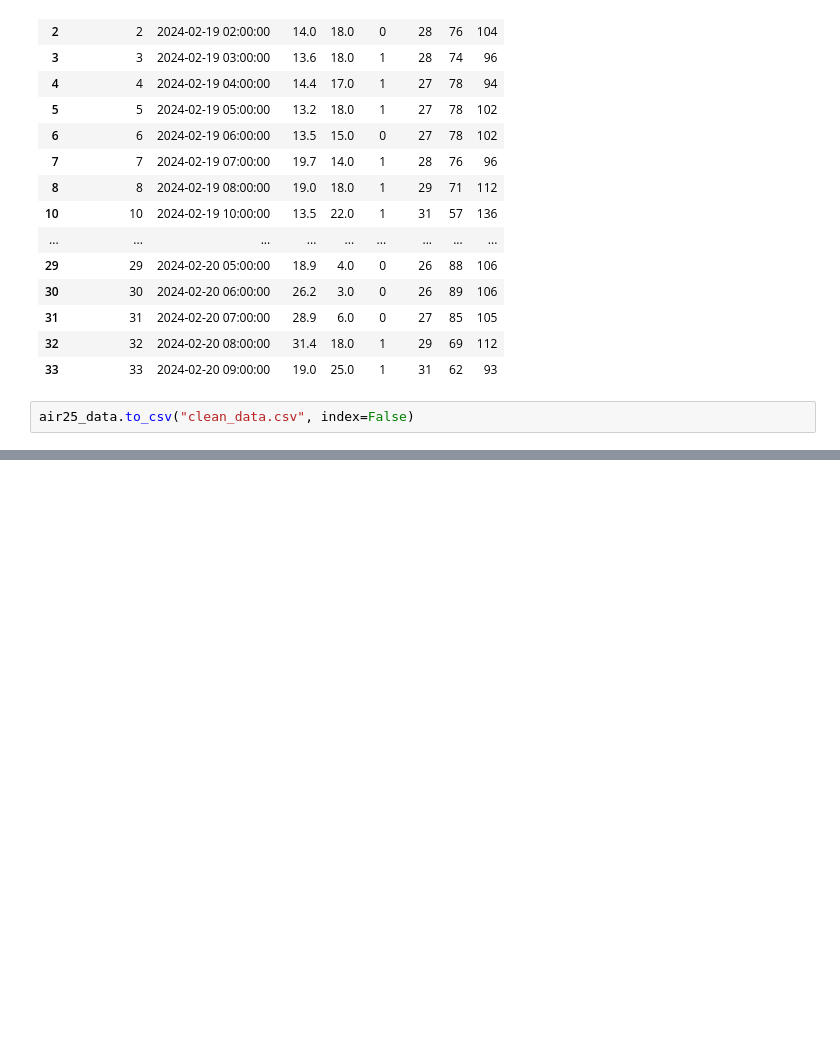
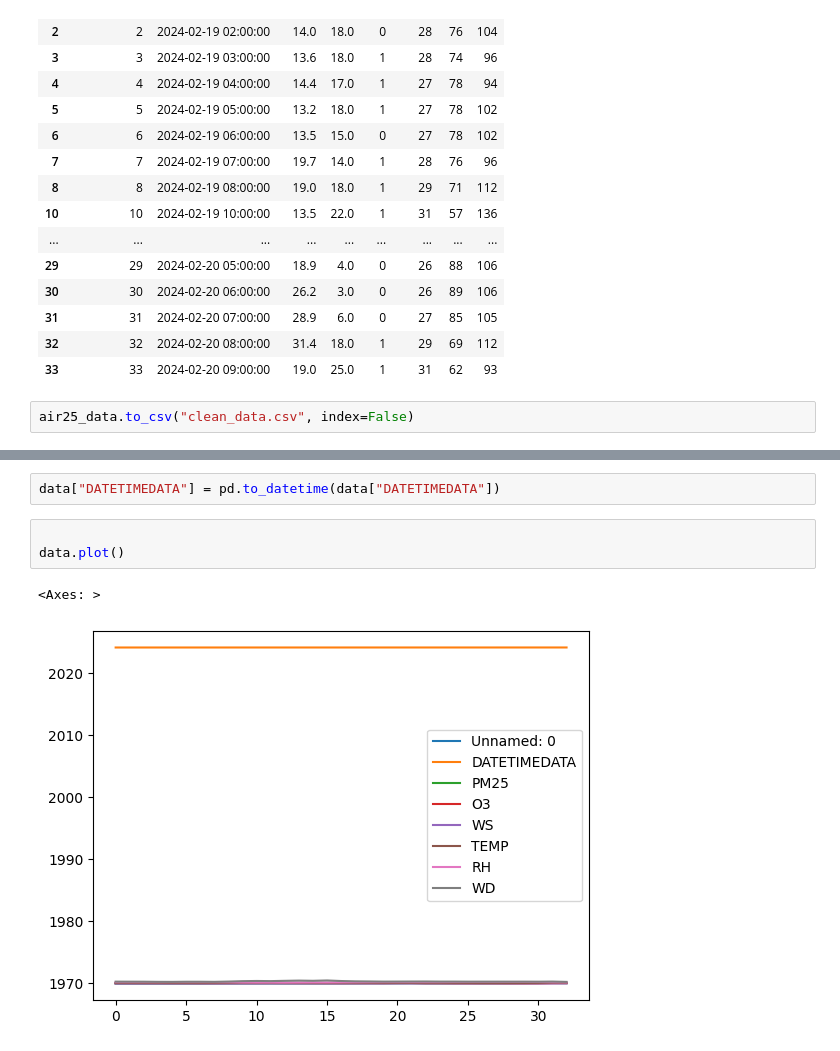
Before and after one commit to Thanathat26/Pm2.5, a Jupyter notebook: pm2.5.ipynb, the cells around one changed output, grey strips where cells are left out. Cells and saved outputs as stored; diff of their text form; blank space fills up the shorter version.

```diff
--- a/pm2.5.ipynb
+++ b/pm2.5.ipynb
@@ -75,0 +115,8 @@ air25_data.to_csv("clean_data.csv", index=False)
+# %%
+data["DATETIMEDATA"] = pd.to_datetime(data["DATETIMEDATA"])
+# %%
+
+data.plot()
+# %% [output]
+<Axes: >
+[figure, added]
```
Also changed, not shown: parts of 3 cells of this notebook, 2 other files.
